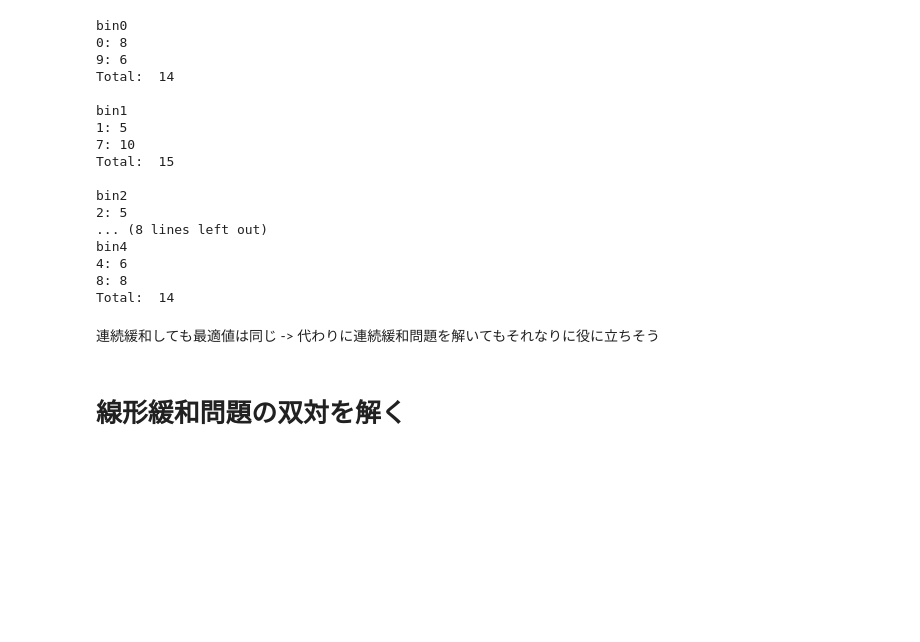
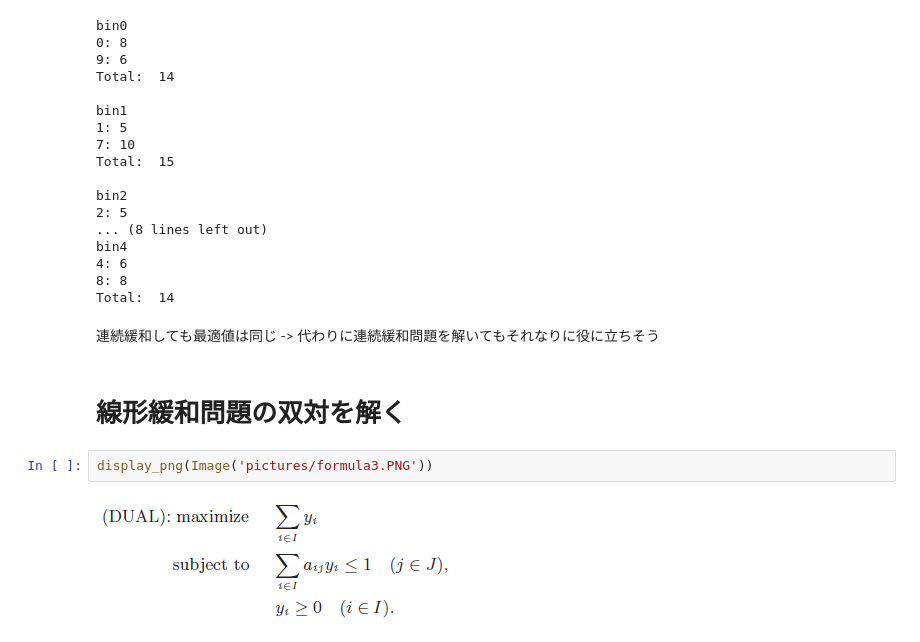
Before and after one commit to Kengo6165/Optimization, a Jupyter notebook: Thesis/02_宮本_2012_はじめての列生成法/02_宮本_2012_はじめての列生成法.ipynb, the cells around one changed output. Saved outputs shown, nothing was run; the diff lists cells and outputs as text; blank space fills up the shorter version.

```diff
--- a/Thesis/02_宮本_2012_はじめての列生成法/02_宮本_2012_はじめての列生成法.ipynb
+++ b/Thesis/02_宮本_2012_はじめての列生成法/02_宮本_2012_はじめての列生成法.ipynb
@@ -172,3 +172,7 @@ Total:  14
 連続緩和しても最適値は同じ -> 代わりに連続緩和問題を解いてもそれなりに役に立ちそう
 # %% [markdown]
 # 線形緩和問題の双対を解く
+# %%
+display_png(Image('pictures/formula3.PNG'))
+# %% [output]
+[figure, added]
```
Also changed, not shown: parts of 5 cells of this notebook, 10 other files.
